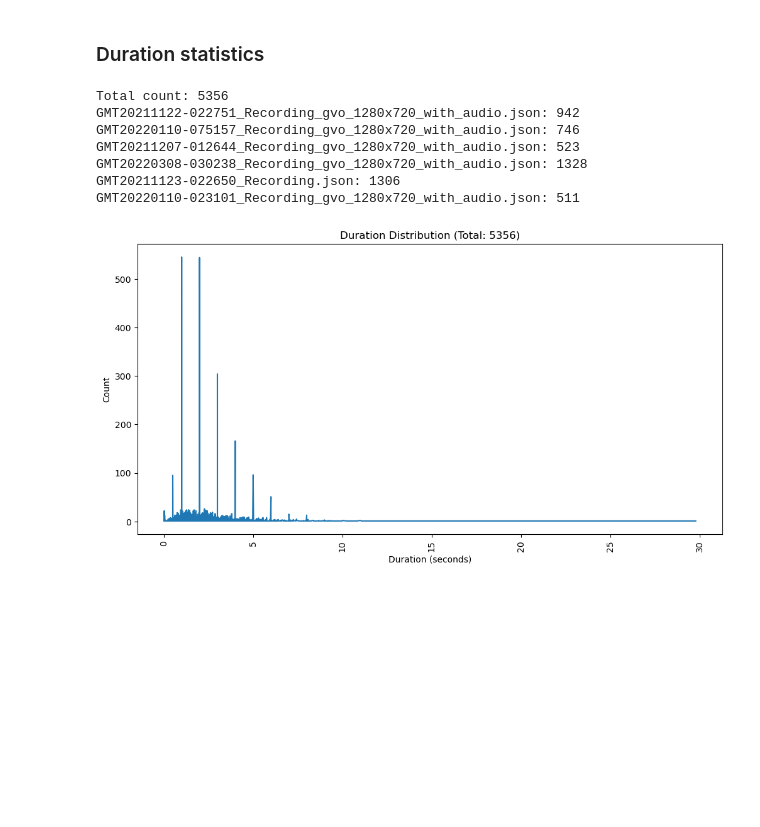
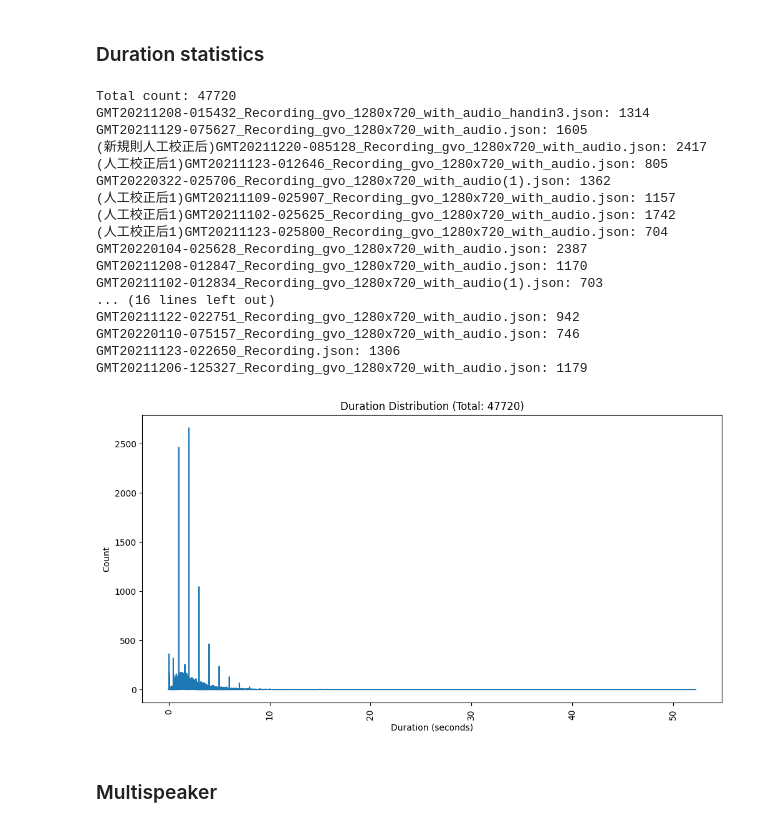
Before and after one commit to cpa2001/ASR, a Jupyter notebook: Format_Subtitle.ipynb, the cells around one changed output. Saved outputs shown, nothing was run; the diff lists cells and outputs as text; code cells hidden in the pictures; blank space fills up the shorter version.

```diff
--- a/Format_Subtitle.ipynb
+++ b/Format_Subtitle.ipynb
@@ -168,36 +179,48 @@ def analyze_duration_distribution(directory):
                         duration_counts[round(duration, 3)] += 1
                         total_count += 1
                         file_count += 1
                     file_counts[file] = file_count
 
     duration_distribution = sorted(duration_counts.items(), key=lambda x: x[0])
     return duration_distribution, total_count, file_counts
 
 def plot_duration_distribution(duration_distribution, total_count):
     durations, counts = zip(*duration_distribution)
     plt.figure(figsize=(12, 6))
     plt.plot(durations, counts)
     plt.xlabel('Duration (seconds)')
     plt.ylabel('Count')
     plt.title(f'Duration Distribution (Total: {total_count})')
     plt.xticks(rotation=90)
     plt.show()
 
 if __name__ == '__main__':
-    directory = "Subtitle"
+    directory = "/userhome/34/h3619744/dataset/Audio2Caption_Demo"
     duration_distribution, total_count, file_counts = analyze_duration_distribution(directory)
 
     print(f"Total count: {total_count}")
     for file, count in file_counts.items():
         print(f"{file}: {count}")
 
     plot_duration_distribution(duration_distribution, total_count)
 # %% [output]
-Total count: 5356
+Total count: 47720
+GMT20211208-015432_Recording_gvo_1280x720_with_audio_handin3.json: 1314
+GMT20211129-075627_Recording_gvo_1280x720_with_audio.json: 1605
+(新規則人工校正后)GMT20211220-085128_Recording_gvo_1280x720_with_audio.json: 2417
+(人工校正后1)GMT20211123-012646_Recording_gvo_1280x720_with_audio.json: 805
+GMT20220322-025706_Recording_gvo_1280x720_with_audio(1).json: 1362
+(人工校正后1)GMT20211109-025907_Recording_gvo_1280x720_with_audio.json: 1157
+(人工校正后1)GMT20211102-025625_Recording_gvo_1280x720_with_audio.json: 1742
+(人工校正后1)GMT20211123-025800_Recording_gvo_1280x720_with_audio.json: 704
+GMT20220104-025628_Recording_gvo_1280x720_with_audio.json: 2387
+GMT20211208-012847_Recording_gvo_1280x720_with_audio.json: 1170
+GMT20211102-012834_Recording_gvo_1280x720_with_audio(1).json: 703
+... (16 lines left out)
 GMT20211122-022751_Recording_gvo_1280x720_with_audio.json: 942
 GMT20220110-075157_Recording_gvo_1280x720_with_audio.json: 746
-GMT20211207-012644_Recording_gvo_1280x720_with_audio.json: 523
-GMT20220308-030238_Recording_gvo_1280x720_with_audio.json: 1328
 GMT20211123-022650_Recording.json: 1306
-GMT20220110-023101_Recording_gvo_1280x720_with_audio.json: 511
+GMT20211206-125327_Recording_gvo_1280x720_with_audio.json: 1179
-[figure, old version]
+[figure, new version]
+# %% [markdown]
+### Multispeaker
```
Also changed, not shown: parts of 4 cells of this notebook, 2 other files.
